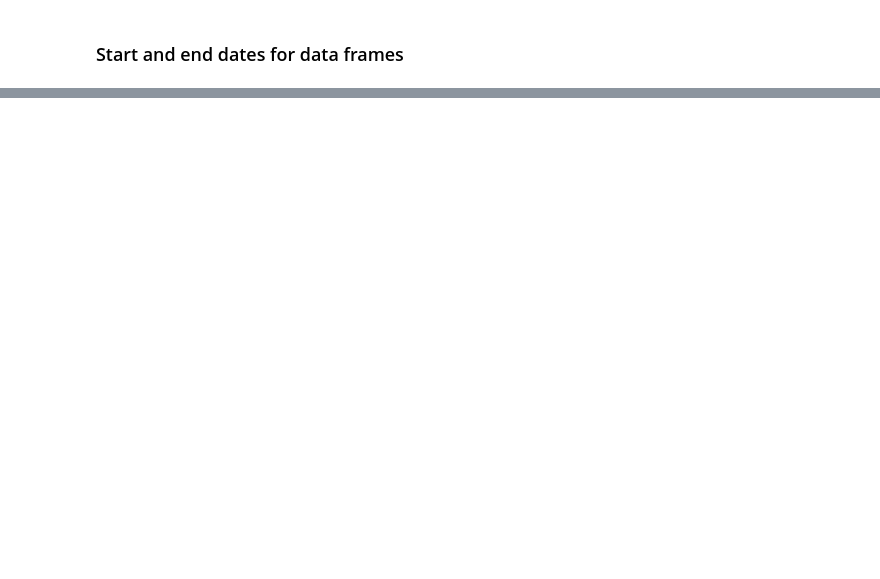
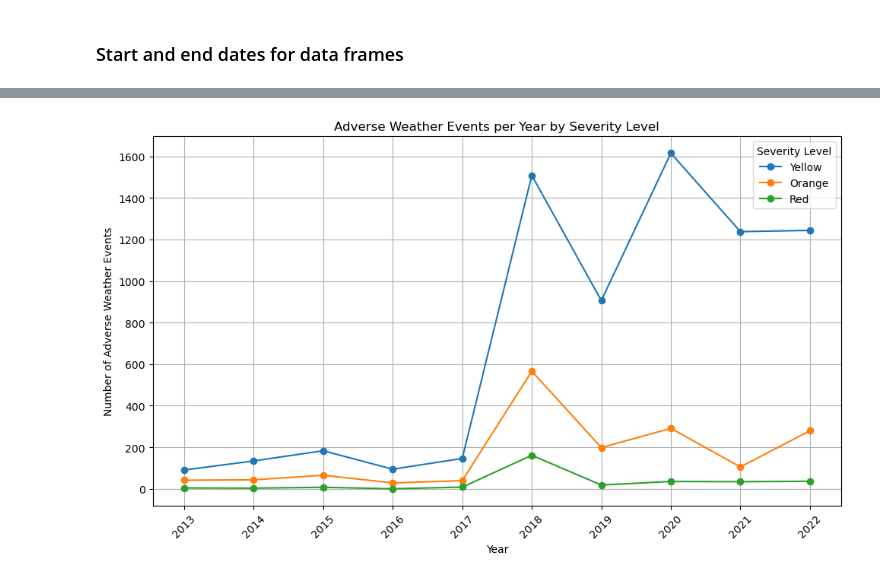
Before and after one commit to paulie57/ul_project_Msc_AI, a Jupyter notebook: data/met_eireann/eda/met_eireann_dataprep_eda.ipynb, the cells around one changed output, grey strips where cells are left out. Drawn from its saved outputs; the diff is of its cells as text; code cells hidden in the pictures; blank space fills up the shorter version.

```diff
--- a/data/met_eireann/eda/met_eireann_dataprep_eda.ipynb
+++ b/data/met_eireann/eda/met_eireann_dataprep_eda.ipynb
@@ -1083,0 +1414,38 @@ End date: 2023-08-05 12:02:28+00:00
+# %%
+import pandas as pd
+import matplotlib.pyplot as plt
+
+# Assuming df_combined is your DataFrame
+
+# Convert 'Issue Time' to datetime and extract 'Year'
+df_combined['Issue Time'] = pd.to_datetime(df_combined['Issue Time'], errors='coerce', utc=True)
+df_combined['Year'] = df_combined['Issue Time'].dt.year
+
+# Group by 'Year' and 'Warning Colour' and count events
+severity_year_counts = df_combined.groupby(['Year', 'Warning Colour']).size().reset_index(name='Event Count')
+
+# Pivot the DataFrame for plotting
+severity_pivot = severity_year_counts.pivot(index='Year', columns='Warning Colour', values='Event Count').fillna(0)
+
+# Ensure all severity levels are included
+severity_levels = ['Yellow', 'Orange', 'Red']
+for level in severity_levels:
+    if level not in severity_pivot.columns:
+        severity_pivot[level] = 0
+severity_pivot = severity_pivot[severity_levels]
+
+# Plot the data
+plt.figure(figsize=(10, 6))
+for severity in severity_pivot.columns:
+    plt.plot(severity_pivot.index, severity_pivot[severity], marker='o', label=severity)
+
+plt.xlabel('Year')
+plt.ylabel('Number of Adverse Weather Events')
+plt.title('Adverse Weather Events per Year by Severity Level')
+plt.legend(title='Severity Level')
+plt.grid(True)
+plt.xticks(severity_pivot.index, rotation=45)
+plt.tight_layout()
+plt.show()
+# %% [output]
+[figure, added]
```
Also changed, not shown: parts of 52 cells of this notebook, 30 other files.
